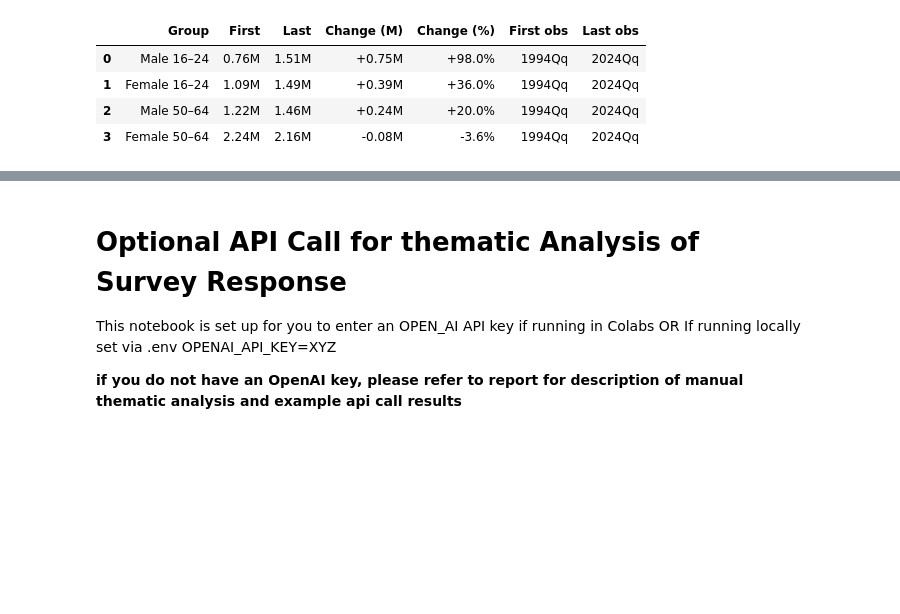
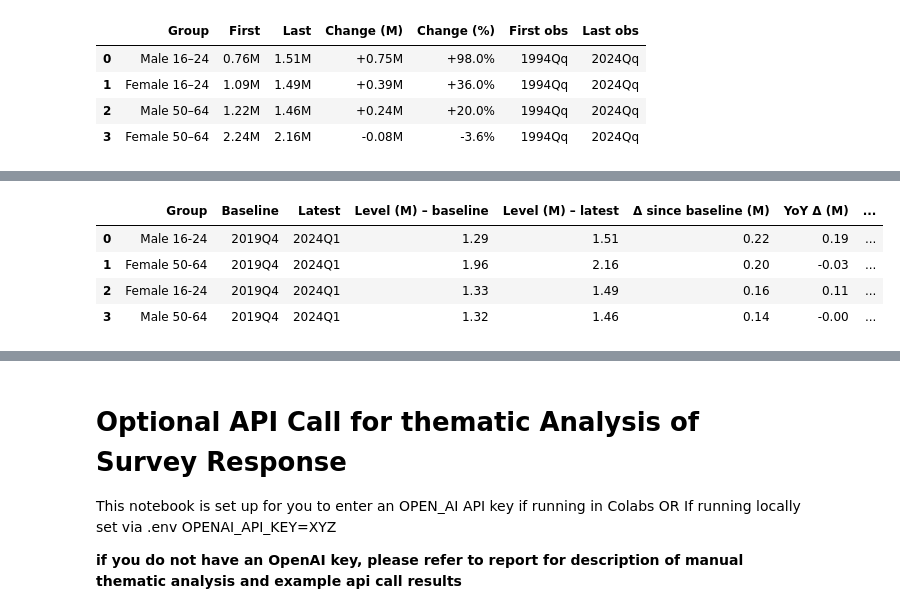
Before and after one commit to monkeymoves/nesta, a Jupyter notebook: notebooks/01_exploration.ipynb, the cells around one changed output, grey strips where cells are left out. Drawn from its saved outputs; the diff is of its cells as text; code cells hidden in the pictures; blank space fills up the shorter version.

```diff
--- a/notebooks/01_exploration.ipynb
+++ b/notebooks/01_exploration.ipynb
@@ -385,0 +439,49 @@ summary_millions_sorted
+# %%
+def qlabel(ts):
+    # ts is a pandas Timestamp (quarter end) from your index
+    return f"{ts.year}Q{((ts.month - 1)//3) + 1}"
+
+BASE = pd.Timestamp("2019-12-31")  # 2019 Q4. Change this if needed.
+LATEST = tidy["date"].max()
+YOY = LATEST - pd.offsets.QuarterEnd(4)
+
+def nearest_quarter_date(series, target):
+    # pick the last date <= target
+    return series[series<=target].max()
+
+base_date  = nearest_quarter_date(tidy["date"].unique(), BASE)
+yoy_date   = nearest_quarter_date(tidy["date"].unique(), YOY)
+latest_date = LATEST
+
+def summarize(group_label):
+    sex, age = group_label
+    g = tidy[(tidy.sex==sex) & (tidy.age==age)]
+    g = g.set_index("date").sort_index()
+
+    b = g.loc[base_date]
+    y = g.loc[yoy_date]
+    l = g.loc[latest_date]
+
+    out = {
+        "Group": f"{sex} {age}",
+        "Baseline": qlabel(base_date),
+        "Latest":   qlabel(latest_date),
+        "Level (M) – baseline": round(b["level_mn"], 2),
+        "Level (M) – latest":   round(l["level_mn"], 2),
+        "Δ since baseline (M)":  round(l["level_mn"] - b["level_mn"], 2),
+        "YoY Δ (M)":            round(l["level_mn"] - y["level_mn"], 2),
+        "Rate – baseline (%)":  round(b["rate_pct"], 1),
+        "Rate – latest (%)":    round(l["rate_pct"], 1),
+        "Rate YoY Δ (pp)":      round(l["rate_pct"] - y["rate_pct"], 1),
+    }
+    return out
+
+groups = [("Female","16-24"), ("Female","50-64"), ("Male","16-24"), ("Male","50-64")]
+summary = pd.DataFrame([summarize(g) for g in groups]).sort_values("Δ since baseline (M)", ascending=False).reset_index(drop=True)
+summary
+# %% [output]
+|  | Group | Baseline | Latest | Level (M) – baseline | Level (M) – latest | Δ since baseline (M) | YoY Δ (M) | ... |
+| 0 | Male 16-24 | 2019Q4 | 2024Q1 | 1.29 | 1.51 | 0.22 | 0.19 | ... |
+| 1 | Female 50-64 | 2019Q4 | 2024Q1 | 1.96 | 2.16 | 0.20 | -0.03 | ... |
+| 2 | Female 16-24 | 2019Q4 | 2024Q1 | 1.33 | 1.49 | 0.16 | 0.11 | ... |
+| 3 | Male 50-64 | 2019Q4 | 2024Q1 | 1.32 | 1.46 | 0.14 | -0.00 | ... |
```
Also changed, not shown: parts of 3 cells of this notebook.
